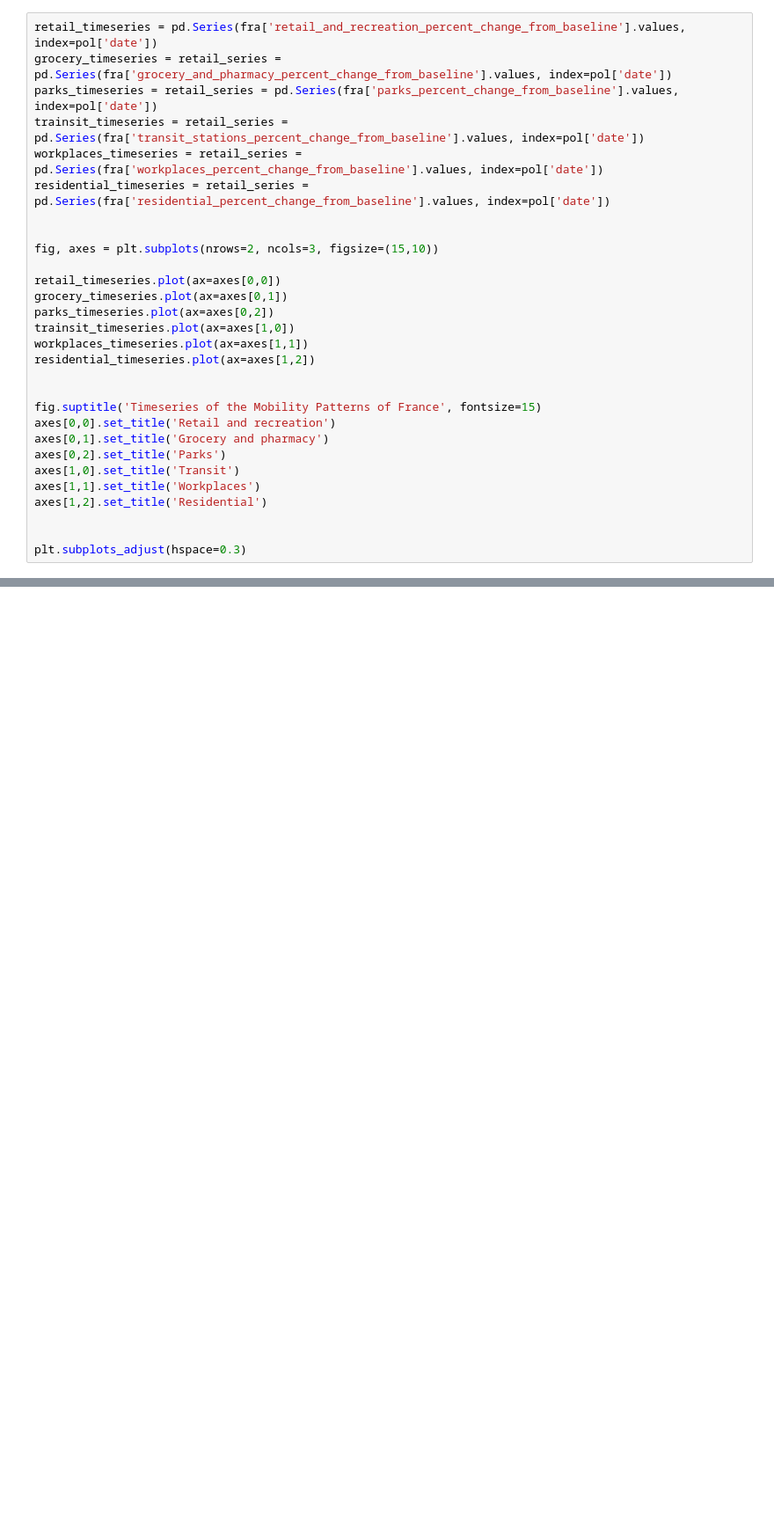
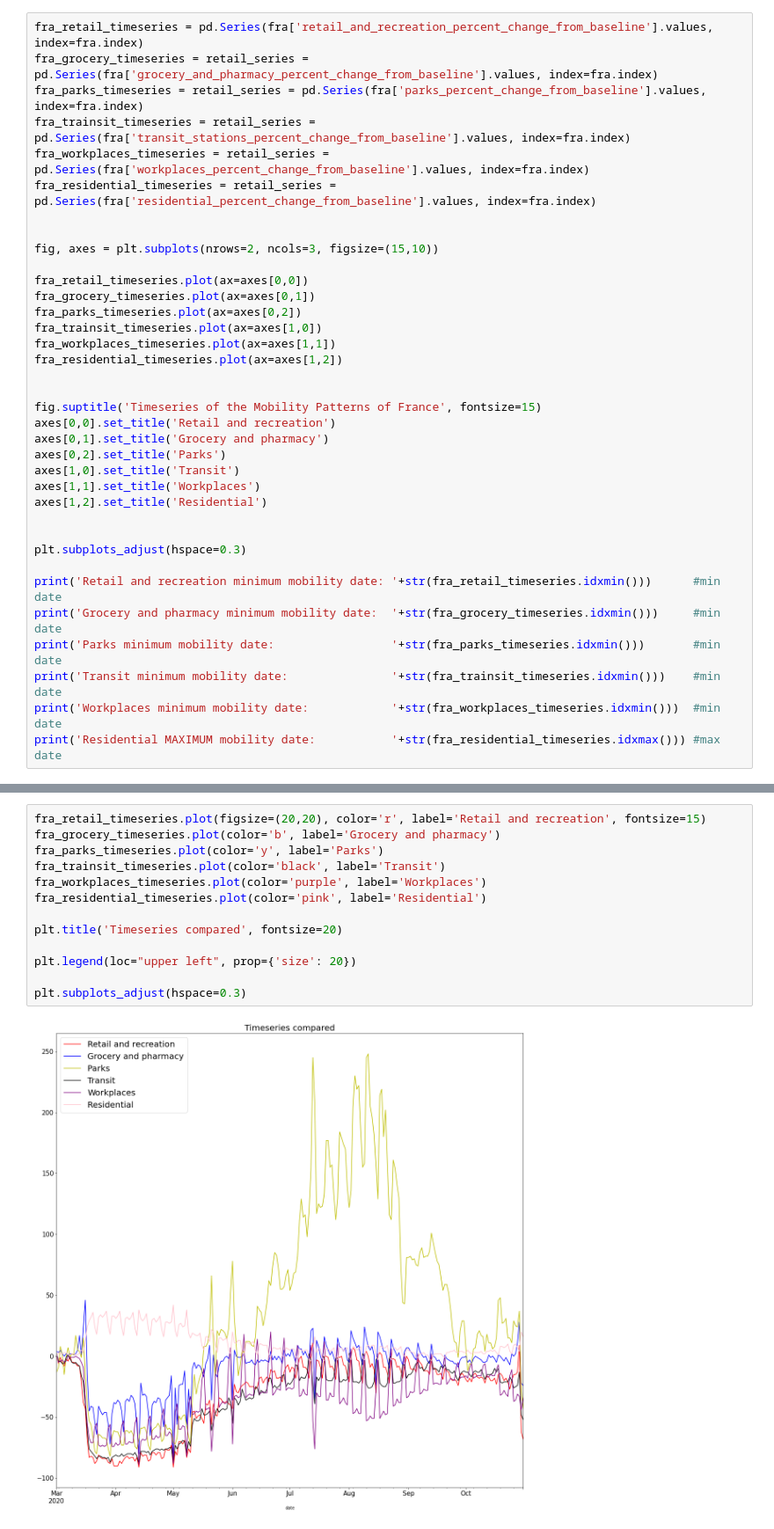
Before and after one commit to sjlacey/DataScienceProject_COVID-19_Mobility, a Jupyter notebook: COVID-19 Mobility Comparison.ipynb, the cells around one changed output, grey strips where cells are left out. Shown at 88% size. Saved outputs shown, nothing was run; the diff lists cells and outputs as text; blank space fills up the shorter version.

```diff
--- a/COVID-19 Mobility Comparison.ipynb
+++ b/COVID-19 Mobility Comparison.ipynb
@@ -63,20 +91,20 @@ plt.subplots_adjust(hspace=0.3)
 # %%
-retail_timeseries = pd.Series(fra['retail_and_recreation_percent_change_from_baseline'].values, index=pol['date'])
-grocery_timeseries = retail_series = pd.Series(fra['grocery_and_pharmacy_percent_change_from_baseline'].values, index=pol['date'])
-parks_timeseries = retail_series = pd.Series(fra['parks_percent_change_from_baseline'].values, index=pol['date'])
-trainsit_timeseries = retail_series = pd.Series(fra['transit_stations_percent_change_from_baseline'].values, index=pol['date'])
-workplaces_timeseries = retail_series = pd.Series(fra['workplaces_percent_change_from_baseline'].values, index=pol['date'])
-residential_timeseries = retail_series = pd.Series(fra['residential_percent_change_from_baseline'].values, index=pol['date'])
+fra_retail_timeseries = pd.Series(fra['retail_and_recreation_percent_change_from_baseline'].values, index=fra.index)
+fra_grocery_timeseries = retail_series = pd.Series(fra['grocery_and_pharmacy_percent_change_from_baseline'].values, index=fra.index)
+fra_parks_timeseries = retail_series = pd.Series(fra['parks_percent_change_from_baseline'].values, index=fra.index)
+fra_trainsit_timeseries = retail_series = pd.Series(fra['transit_stations_percent_change_from_baseline'].values, index=fra.index)
+fra_workplaces_timeseries = retail_series = pd.Series(fra['workplaces_percent_change_from_baseline'].values, index=fra.index)
+fra_residential_timeseries = retail_series = pd.Series(fra['residential_percent_change_from_baseline'].values, index=fra.index)
 
 
 fig, axes = plt.subplots(nrows=2, ncols=3, figsize=(15,10))
 
-retail_timeseries.plot(ax=axes[0,0])
-grocery_timeseries.plot(ax=axes[0,1])
-parks_timeseries.plot(ax=axes[0,2])
-trainsit_timeseries.plot(ax=axes[1,0])
-workplaces_timeseries.plot(ax=axes[1,1])
-residential_timeseries.plot(ax=axes[1,2])
+fra_retail_timeseries.plot(ax=axes[0,0])
+fra_grocery_timeseries.plot(ax=axes[0,1])
+fra_parks_timeseries.plot(ax=axes[0,2])
+fra_trainsit_timeseries.plot(ax=axes[1,0])
+fra_workplaces_timeseries.plot(ax=axes[1,1])
+fra_residential_timeseries.plot(ax=axes[1,2])
 
 
 fig.suptitle('Timeseries of the Mobility Patterns of France', fontsize=15)
@@ -89,4 +117,11 @@ axes[1,2].set_title('Residential')
 
 
 plt.subplots_adjust(hspace=0.3)
+
+print('Retail and recreation minimum mobility date: '+str(fra_retail_timeseries.idxmin()))      #min date
+print('Grocery and pharmacy minimum mobility date:  '+str(fra_grocery_timeseries.idxmin()))     #min date
+print('Parks minimum mobility date:                 '+str(fra_parks_timeseries.idxmin()))       #min date
+print('Transit minimum mobility date:               '+str(fra_trainsit_timeseries.idxmin()))    #min date
+print('Workplaces minimum mobility date:            '+str(fra_workplaces_timeseries.idxmin()))  #min date
+print('Residential MAXIMUM mobility date:           '+str(fra_residential_timeseries.idxmax())) #max date
 # %% [output]
@@ -94 +147,16 @@ plt.subplots_adjust(hspace=0.3)
+# %%
+fra_retail_timeseries.plot(figsize=(20,20), color='r', label='Retail and recreation', fontsize=15)
+fra_grocery_timeseries.plot(color='b', label='Grocery and pharmacy')
+fra_parks_timeseries.plot(color='y', label='Parks')
+fra_trainsit_timeseries.plot(color='black', label='Transit')
+fra_workplaces_timeseries.plot(color='purple', label='Workplaces')
+fra_residential_timeseries.plot(color='pink', label='Residential')
+
+plt.title('Timeseries compared', fontsize=20)
+
+plt.legend(loc="upper left", prop={'size': 20})
+
+plt.subplots_adjust(hspace=0.3)
+# %% [output]
+[figure, added]
 # %%
```
Also changed, not shown: parts of 13 cells of this notebook.
